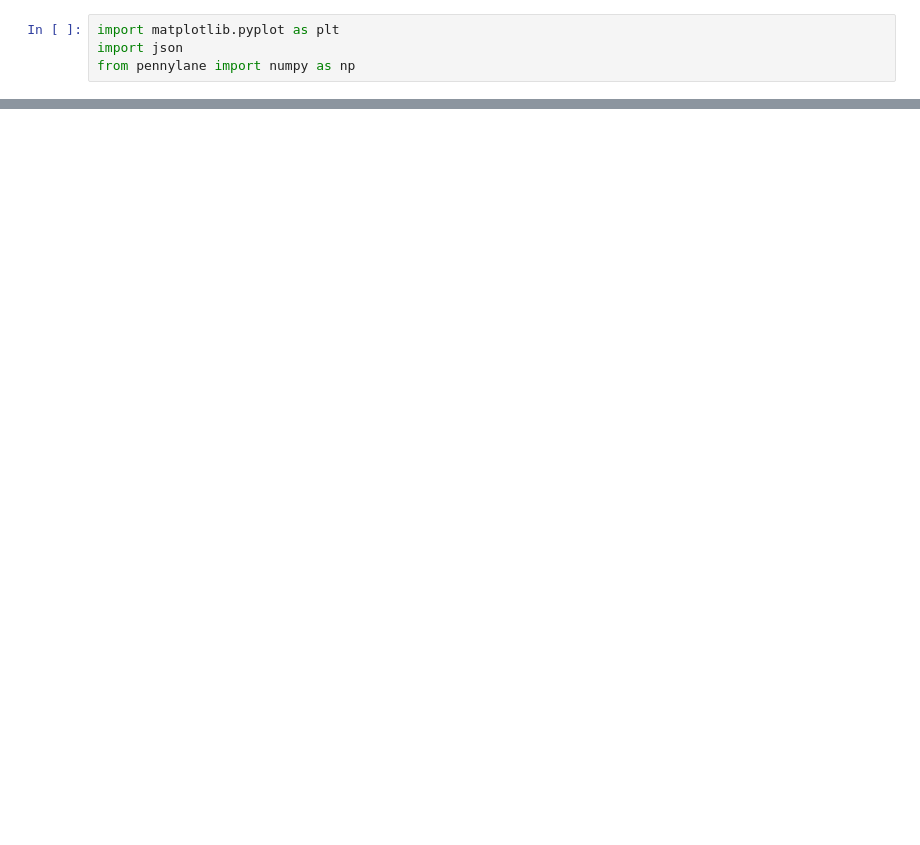
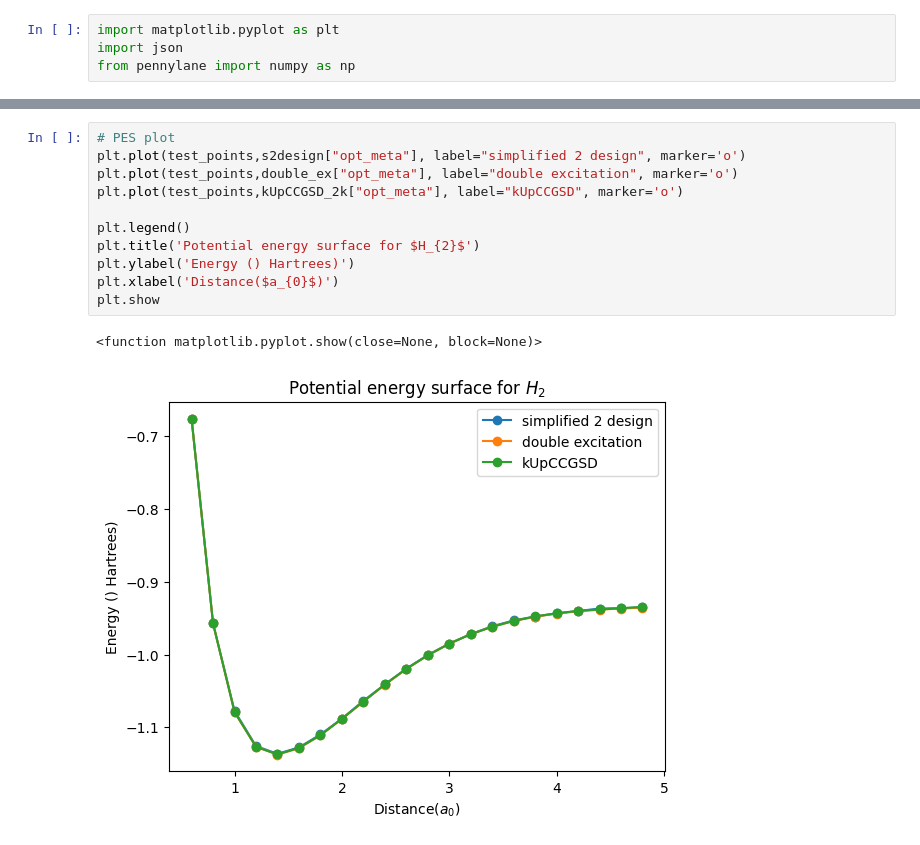
Before and after one commit to sergioandrescs/meta-VQE-pennylane, a Jupyter notebook: plot_join_ansatz.ipynb, the cells around one changed output, grey strips where cells are left out. Cells and saved outputs as stored; diff of their text form; blank space fills up the shorter version.

```diff
--- a/plot_join_ansatz.ipynb
+++ b/plot_join_ansatz.ipynb
@@ -32,0 +45,14 @@ fci_energies = fci_h2["energies"]
+# %%
+# PES plot
+plt.plot(test_points,s2design["opt_meta"], label="simplified 2 design", marker='o')
+plt.plot(test_points,double_ex["opt_meta"], label="double excitation", marker='o')
+plt.plot(test_points,kUpCCGSD_2k["opt_meta"], label="kUpCCGSD", marker='o')
+
+plt.legend()
+plt.title('Potential energy surface for $H_{2}$')
+plt.ylabel('Energy () Hartrees)')
+plt.xlabel('Distance($a_{0}$)')
+plt.show
+# %% [output]
+<function matplotlib.pyplot.show(close=None, block=None)>
+[figure, added]
```
Also changed, not shown: parts of 4 cells of this notebook, 8 other files.
